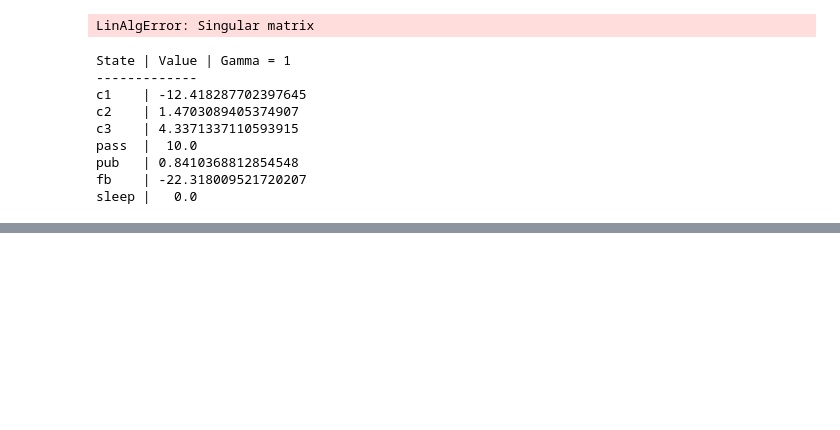
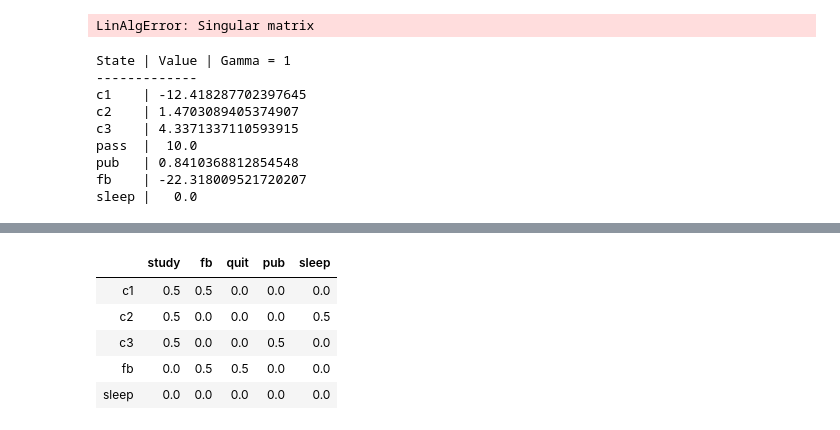
Before and after one commit to iam-sr13/IN-792-RL, a Jupyter notebook: Student MP.ipynb, the cells around one changed output, grey strips where cells are left out. Saved outputs shown, nothing was run; the diff lists cells and outputs as text; code cells hidden in the pictures; blank space fills up the shorter version.

Commit message:
Added MDP
Multiple changes including MDP and code update using numpy and pandas

```diff
--- a/Student MP.ipynb
+++ b/Student MP.ipynb
@@ -3,6 +3,8 @@
 # %% [markdown]
 ![image.png](attachment:image.png)
 # %%
+import numpy as np
+import pandas as pd
 import random
 import math
 from matplotlib import pyplot as plt
@@ -11,26 +13,23 @@ from statistics import mean
 class MarkovChain:
     def __init__(self):
         self.states=["c1","c2","c3","pass","pub","fb","sleep"]
-        self.start=[0]
-        self.terminal=[6]
+        self.start=["c1"]
+        self.terminal=["sleep"]
         self.current=random.choice(self.start)
 
-        self.P=[[0,0.5,0,0,0,0.5,0],
+        self.P=pd.DataFrame(
+            np.array([[0,0.5,0,0,0,0.5,0],
                 [0,0,0.8,0,0,0,0.2],
                 [0,0,0,0.6,0.4,0,0],
                 [0,0,0,0,0,0,1.0],
                 [0.2,0.4,0.4,0,0,0,0],
                 [0.1,0,0,0,0,0.9,0],
-                [0,0,0,0,0,0,1.0]]
+                [0,0,0,0,0,0,1.0]]),
+            index=self.states, columns=self.states)
 
     def transition(self):
-        r = random.random()
-        s = 0
-        for state, prob in enumerate(self.P[self.current]):
-            s += prob
-            if s >= r:
-                self.current=state
-                break
+        cdf = self.P.loc[self.current].cumsum()
+        state = (cdf>=random.random()).idxmax()
         self.current=state
 
     def reset(self):
@@ -49,9 +48,9 @@ for i in range(n):
     chainwalk=""
     studmp.reset()
     while(studmp.current not in studmp.terminal):
-        chainwalk=chainwalk+"->"+studmp.states[studmp.current]
+        chainwalk=chainwalk+"->"+studmp.current
         studmp.transition()
-    chainwalk=chainwalk+"->"+studmp.states[studmp.current]
+    chainwalk=chainwalk+"->"+studmp.current
     print(chainwalk)
 # %% [output]
 Welcome To Student Markov Process Simulator!
@@ -150,9 +131,9 @@ for i in range(n):
     studmrp.reset()
     print("State | Reward | Discount")
     while(studmrp.current not in studmrp.terminal):
-        chainwalk=chainwalk+"->"+studmrp.states[studmrp.current]
+        chainwalk=chainwalk+"->"+studmrp.current
         studmrp.transition()
-    chainwalk=chainwalk+"->"+studmrp.states[studmrp.current]
+    chainwalk=chainwalk+"->"+studmrp.current
     trew=studmrp.total_reward()
     print(chainwalk)
     print("You earned: {} points!".format(trew))
@@ -269,0 +379,2 @@ for i in range(len(studmrp.V)):
+# %%
+studmdp = MDP(1)
@@ -269,0 +396,9 @@ for i in range(len(studmrp.V)):
+# %%
+studmdp.S2A
+# %% [output]
+|  | study | fb | quit | pub | sleep |
+| c1 | 0.5 | 0.5 | 0.0 | 0.0 | 0.0 |
+| c2 | 0.5 | 0.0 | 0.0 | 0.0 | 0.5 |
+| c3 | 0.5 | 0.0 | 0.0 | 0.5 | 0.0 |
+| fb | 0.0 | 0.5 | 0.5 | 0.0 | 0.0 |
+| sleep | 0.0 | 0.0 | 0.0 | 0.0 | 0.0 |
```
Also changed, not shown: parts of 8 cells of this notebook.
